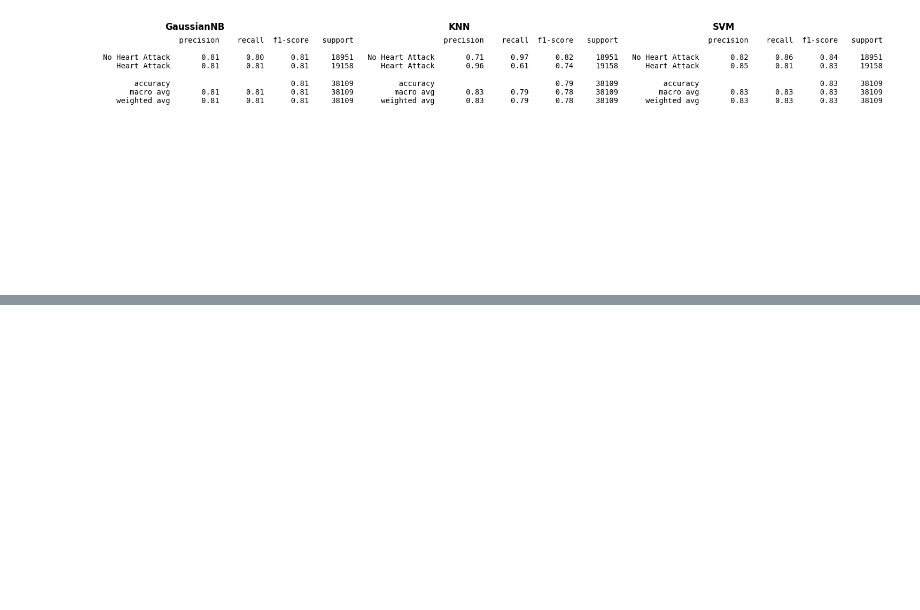
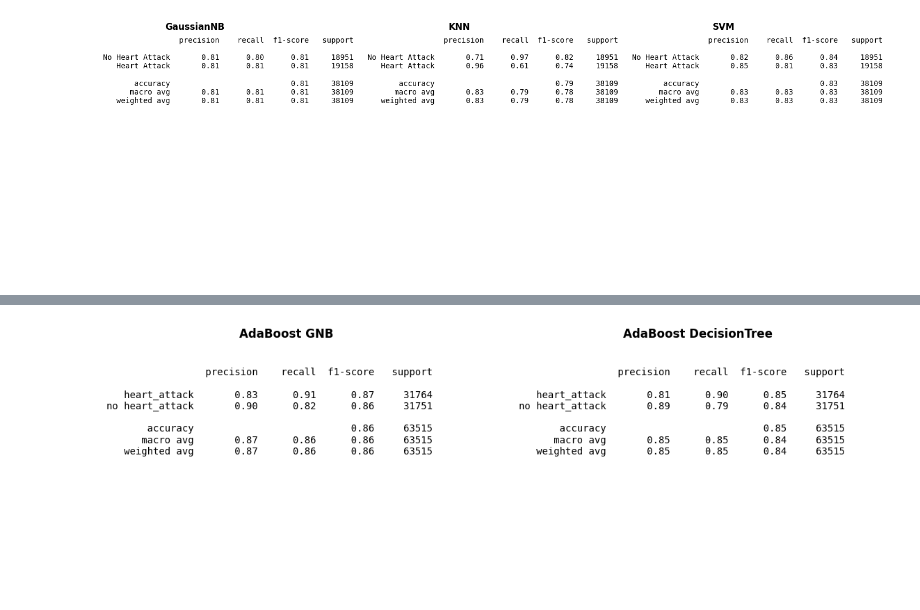
Before and after one commit to alexlafuente/heart_attack_prediction_md, a Jupyter notebook: meta_learning.ipynb, the cells around one changed output, grey strips where cells are left out. Saved outputs shown, nothing was run; the diff lists cells and outputs as text; code cells hidden in the pictures; blank space fills up the shorter version.

```diff
--- a/meta_learning.ipynb
+++ b/meta_learning.ipynb
@@ -232,0 +548,29 @@ Accuracy: 0.809 [nº estimators: 50]
+# %%
+for n_estimators in [1, 2, 5, 10, 20, 50, 100, 200]:
+    modelAdaboostGNB = AdaBoostClassifier(GaussianNB(), n_estimators=n_estimators).fit(X_train, y_train)
+    modelAdaboostDT = AdaBoostClassifier(DecisionTreeClassifier(max_depth=10), n_estimators=n_estimators).fit(X_train, y_train)
+# %%
+reportAdaboostGNB = classification_report(y_test, modelAdaboostGNB.predict(X_test), target_names=['heart_attack', 'no heart_attack'])
+reportAdaboostDT = classification_report(y_test, modelAdaboostDT.predict(X_test), target_names=['heart_attack', 'no heart_attack'])
+
+reports = [reportRandomForest, reportExtraTrees]
+titles = ['AdaBoost GNB', 'AdaBoost DecisionTree']
+fig, axes = plt.subplots(1, 2, figsize=(12, 4))
+axes = axes.flatten()
+
+for i, (report, title) in enumerate(zip(reports, titles)):
+    axes[i].text(
+        0.01, 0.90,  # Near top-left corner, top aligned
+        report,
+        fontsize=10,
+        family='monospace',
+        verticalalignment='top',
+        horizontalalignment='left'
+    )
+    axes[i].axis('off')
+    axes[i].set_title(title, fontsize=12, weight='bold')
+
+plt.tight_layout()
+plt.show()
+# %% [output]
+[figure, added]
```
Also changed, not shown: parts of 30 cells of this notebook.
